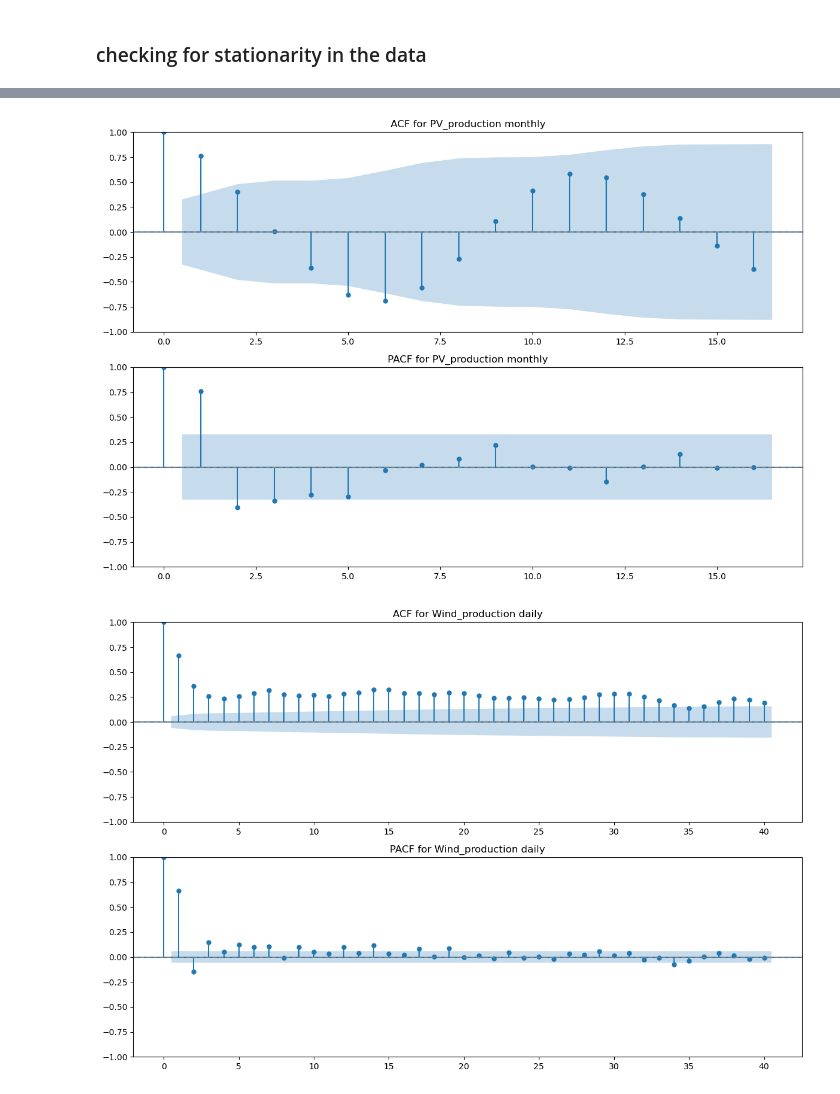
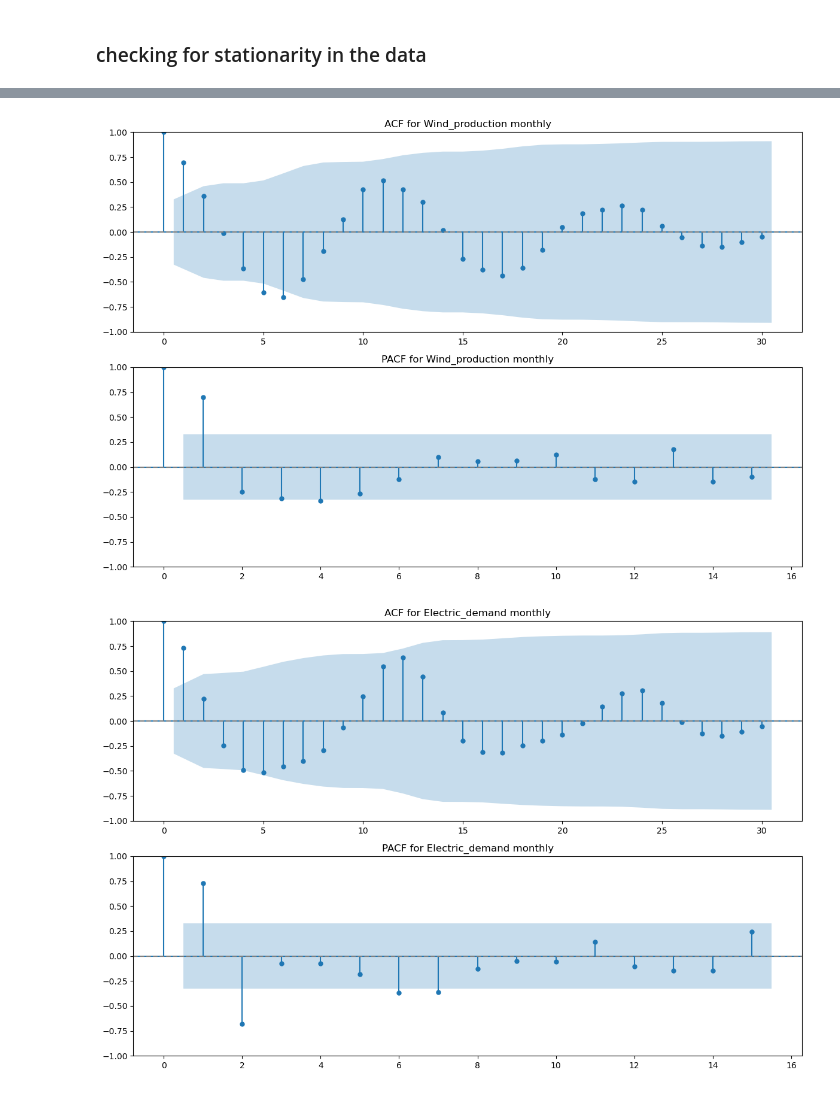
Before and after one commit to chandaluri786/Electricity-Demand-and-Generation-Forecast, a Jupyter notebook: EDA.ipynb, the cells around one changed output, grey strips where cells are left out. Cells and saved outputs as stored; diff of their text form; code cells hidden in the pictures.

```diff
--- a/EDA.ipynb
+++ b/EDA.ipynb
@@ -172,21 +152,0 @@ plt.show()
-# %%
-MONTHLY_PERIOD = 24 * 12 * 30
-
-res_pv = seasonal_decompose(df['PV_production'], model='additive', period=MONTHLY_PERIOD)
-fig = res_pv.plot()
-fig.set_size_inches(14, 8)
-fig.suptitle('Seasonal Decomposition of PV Production (Monthly Period)', y=1.02)
-plt.show()
-
-res_wind = seasonal_decompose(df['Wind_production'], model='additive', period=MONTHLY_PERIOD)
-fig = res_wind.plot()
-fig.set_size_inches(14, 8)
-fig.suptitle('Seasonal Decomposition of Wind Production (Monthly Period)', y=1.02)
-plt.show()
-
-# Decompose Electric Demand (often has complex seasonality)
-res_demand = seasonal_decompose(df['Electric_demand'], model='additive', period=MONTHLY_PERIOD)
-fig_demand = res_demand.plot()
-fig_demand.set_size_inches(14, 8)
-fig_demand.suptitle('Seasonal Decomposition of Electric Demand (Monthly Period)', y=1.02)
-plt.show()
@@ -307,5 +291,5 @@ Conclusion: Reject H0. The Electricty demand series is **Stationary** (p-value <
 # %%
-def plot_acf_pacf(series, name, lags=40):
+def plot_acf_pacf(series, name, lags=30):
     """
     Generates and displays Autocorrelation Function (ACF) and Partial Autocorrelation Function (PACF) plots.
 
@@ -323,7 +307,7 @@ def plot_acf_pacf(series, name, lags=40):
     # print(series_clean)
 
     plot_acf(series, lags=lags, ax=axes[0], title=f'ACF for {name}')
-    plot_pacf(series, lags=lags, ax=axes[1], title=f'PACF for {name}', method='ywm')
+    plot_pacf(series, lags=lags//2, ax=axes[1], title=f'PACF for {name}', method='ywm')
 
     # Add a horizontal line at y=0 for clarity
     axes[0].axhline(0, linestyle='--', color='gray')
@@ -333,11 +317,9 @@ def plot_acf_pacf(series, name, lags=40):
     plt.show()
 # %%
 series_list = ['PV_production', 'Wind_production', 'Electric_demand']
-lags = 40
 for series in series_list:
-    df1 = df[series].resample('D').mean().dropna()
+    # df1 = df[series].resample('D').mean().dropna()
     df2 = df[series].resample('M').mean().dropna()
-
-    plot_acf_pacf(df1, f'{series} daily', lags= min(lags, df1.shape[0] - 2))
-    plot_acf_pacf(df2, f'{series} monthly', lags = min(lags, df2.shape[0]//2 - 2))
+    # plot_acf_pacf(df1, f'{series} daily')
+    plot_acf_pacf(df2, f'{series} monthly')
 # %% [output]
@@ -345,2 +327,2 @@ for series in series_list:
-[figure, old version]
+[figure, new version]
-[figure, old version]
+[figure, new version]
```
Also changed, not shown: parts of 19 cells of this notebook, 2 other files.
